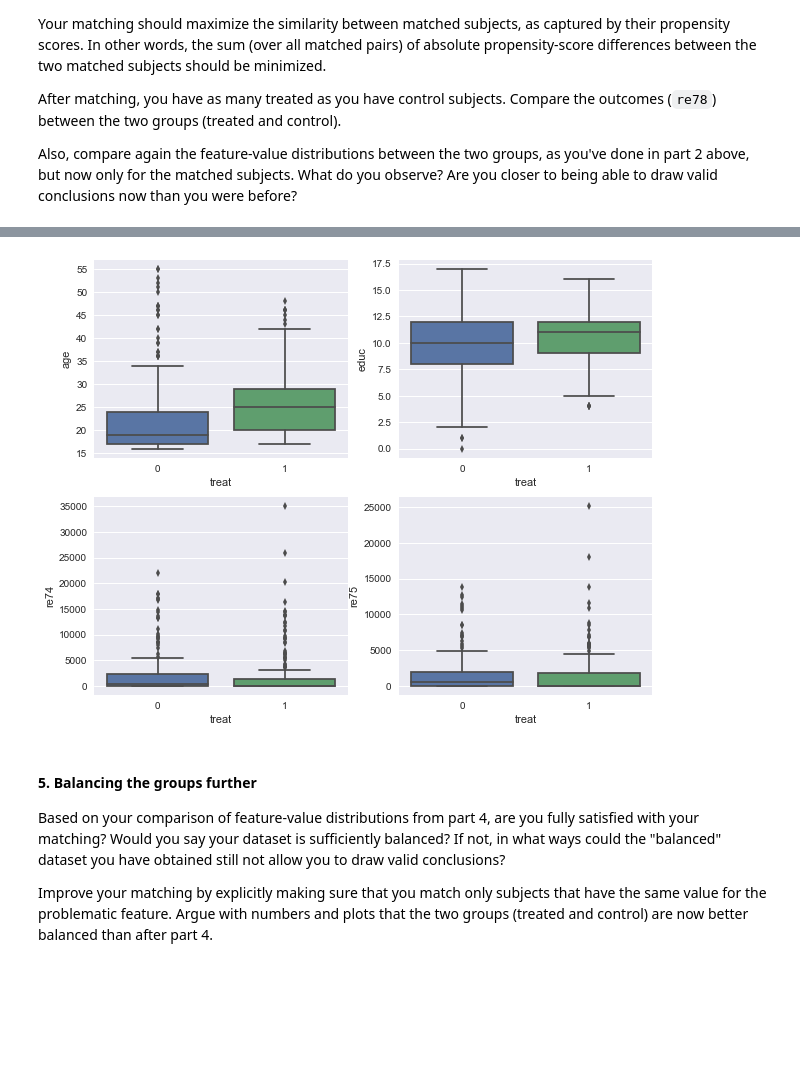
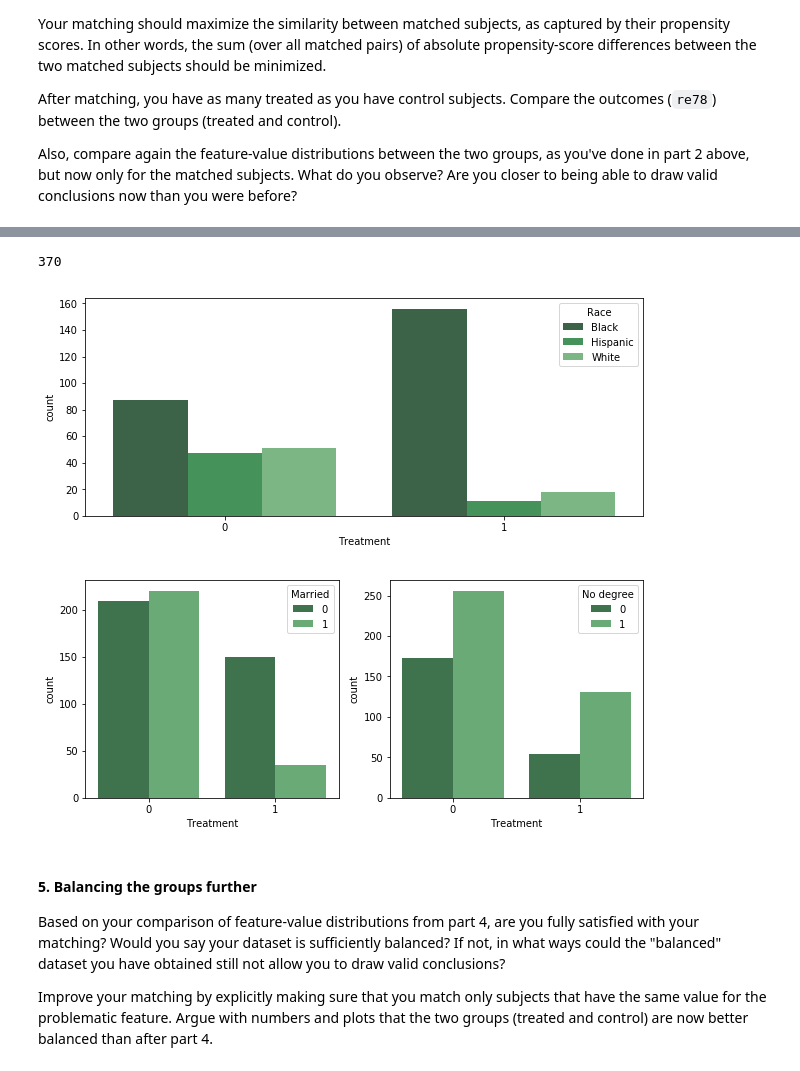
Before and after one commit to zenhaeus/cs-401, a Jupyter notebook: 04 - Applied ML/Homework-04.ipynb, the cells around one changed output, grey strips where cells are left out. Cells and saved outputs as stored; diff of their text form; code cells hidden in the pictures; blank space fills up the shorter version.

```diff
--- a/04 - Applied ML/Homework-04.ipynb
+++ b/04 - Applied ML/Homework-04.ipynb
@@ -425,3 +281,0 @@ array([[ 0.501206  ,  0.498794  ],
-# %%
-df['prob_treat']=pred[:,1]
-df.head()
@@ -435,0 +284,6 @@ df.head()
+# %%
+# Get probabilities
+pred = logistic.predict_proba(X)
+df_pred = df.copy()
+df_pred['prob_treat'] = pred[:,0]
+df_pred.head()
@@ -450,14 +312,10 @@ What do you observe?
 Are you closer to being able to draw valid conclusions now than you were before?
 # %%
 B = nx.Graph()
-treat_1 = df.loc[df.treat==1]
-treat_0 = df.loc[df.treat==0]
+treat_1 = df_pred.loc[df_pred.Treatment == 1]
+treat_0 = df_pred.loc[df_pred.Treatment == 0]
 
-# Add nodes with the node attribute "bipartite"
-B.add_nodes_from(treat_1.index, bipartite=0)
-B.add_nodes_from(treat_0.index, bipartite=1)
-
-# Add edges
+# create edges
 edges = []
 for (i, (id_i, entry_1)) in enumerate(treat_1.iterrows()):
     for (j, (id_j, entry_0)) in enumerate(treat_0.iterrows()):
@@ -465,6 +323,8 @@ for (i, (id_i, entry_1)) in enumerate(treat_1.iterrows()):
         weight = 1 - abs(entry_1['prob_treat'] - entry_0['prob_treat'])
         edges.append((id_i, id_j, weight))
 
+# Add nodes with the node attribute "bipartite"
+B.add_nodes_from(treat_1.index, bipartite=0)
+B.add_nodes_from(treat_0.index, bipartite=1)
+# Add edges
 B.add_weighted_edges_from(edges)
-
-#X,Y = bipartite.sets(B)
@@ -472,8 +334,7 @@ B.add_weighted_edges_from(edges)
 matching = nx.max_weight_matching(B, maxcardinality=True)
 # %%
 # Only keep matches in one direction
-treated_id_set = set(treat_1.index)
-reduced = {k : v for k, v in matching.items() if k in treated_id_set}
+reduced = {k : v for k, v in matching.items() if k in set(treat_1.index)}
 
 # Plot new distribution
 fig, axes = plt.subplots(1, 2, figsize=(12, 4))
@@ -496,7 +368,12 @@ plot_categorical(df, filter_)
 # %%
-plot_range_boxplots(df, filter_)
+plot_race(df[filter_])
 # %% [output]
+370
-[figure, old version]
+[figure, new version]
+# %%
+plot_marr_deg(df[filter_])
+# %% [output]
+[figure, added]
 # %% [markdown]
 #### 5. Balancing the groups further
 
```
Also changed, not shown: parts of 87 cells of this notebook.
